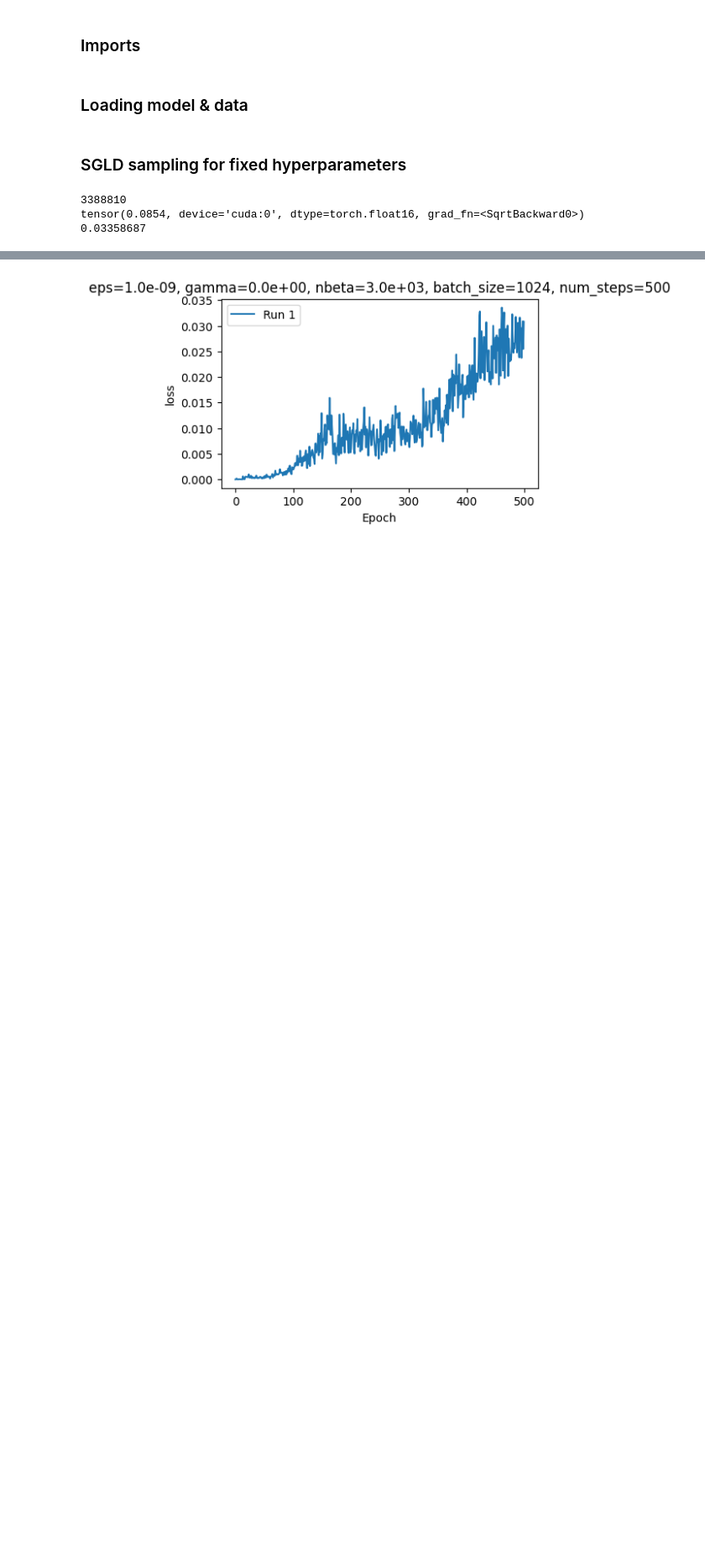
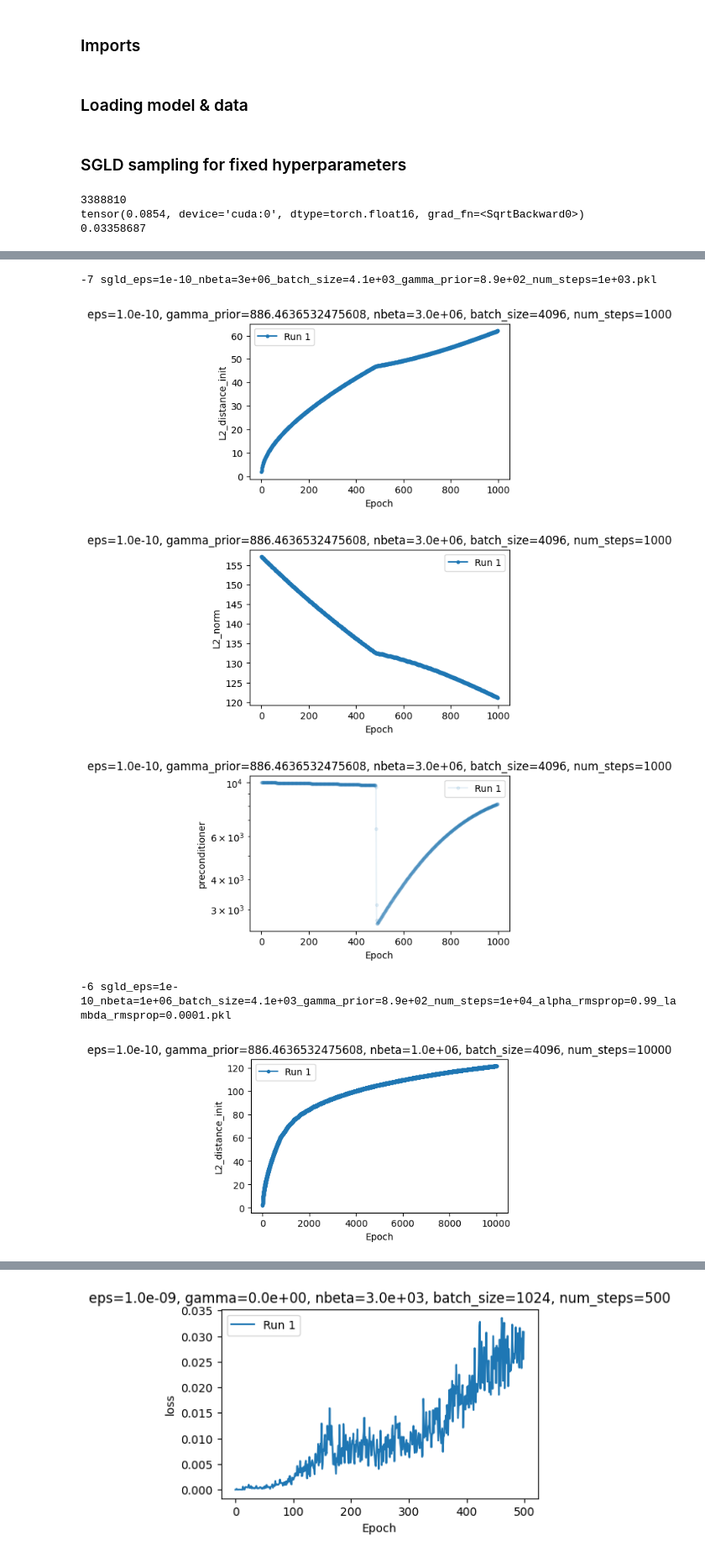
Before and after one commit to EleutherAI/tyche, a Jupyter notebook: notebooks/sgld_playground.ipynb, the cells around one changed output, grey strips where cells are left out. Shown at 84% size. Drawn from its saved outputs; the diff is of its cells as text; code cells hidden in the pictures; blank space fills up the shorter version.

Commit message:
sgld CLI tool; plot improvements; nb

```diff
--- a/notebooks/sgld_playground.ipynb
+++ b/notebooks/sgld_playground.ipynb
@@ -74,7 +77,7 @@ params = SGLDParams(
     gamma_prior=1/sigma**2,  # prior term
     batch_size=4096,  # batch size
     nbeta=300_000,  # this is not beta, but beta * n, where n= |whole dataset|
-    num_steps=1_000,  # number of steps
+    num_steps=10_000,  # number of steps
     checkpoint_every=None,  # If integer, saves weights every checkpoint_every steps
     save_dir=None,  # if not specified, it defaults to /mnt/ssd-1/louis/palamedes/sgld_samples/{current_time}
     # device=device,
@@ -83,13 +86,4 @@ params = SGLDParams(
     lambda_rmsprop=1e-4,  # rmsprop parameter
 )
 model = models_clean[-1]
-
-sgld_dict = sgld(
-    model,
-    params,
-    dataset=[clean_ds, clean_ds_labels],
-    cost_fn="KL",
-    device=device,
-    fp16=True,
-)
 # %%
@@ -106,0 +147,54 @@ tensor(0.0854, device='cuda:0', dtype=torch.float16, grad_fn=<SqrtBackward0>)
+# %%
+from palamedes.viz import plot_sgld_metric
+
+# get list of all files in data_dir
+files = os.listdir(data_dir)
+# get the file that contains the word "sgld"
+sgld_files = [f for f in files if "sgld" in f]
+# sort by creation time
+sgld_files = sorted(sgld_files, key=lambda x: os.path.getctime(os.path.join(data_dir, x)))
+
+# idx = -5
+
+for idx in range(-7, 0):
+    with open(data_dir + '/' + sgld_files[idx], 'rb') as f:
+        print(idx, sgld_files[idx])
+        sgld_dict = pickle.load(f)
+
+    plot_kwargs={'alpha': .1}
+    xlim = (650, 700)
+    do_xlim = False
+    p = plot_sgld_metric([sgld_dict], "loss", "SGLD loss", log_scale=True, plot_kwargs=plot_kwargs)
+    if do_xlim:
+        p.xlim(*xlim)
+    p.show()
+    p = plot_sgld_metric([sgld_dict], "loss", "SGLD loss", plot_kwargs=plot_kwargs)
+    p.ylim(0, .02)
+    p.show()
+    p = plot_sgld_metric([sgld_dict], "gradient_norm", "gradient norm", log_scale=True)
+    if do_xlim:
+        p.xlim(*xlim)
+    p.show()
+    p = plot_sgld_metric([sgld_dict], "gradient_norm", "gradient norm")
+    p.show()
+    p = plot_sgld_metric([sgld_dict], "L2_distance_init", "L2 distance to initialization")
+    p.show()
+    p = plot_sgld_metric([sgld_dict], "L2_norm", "L2 norm")
+    p.show()
+    p = plot_sgld_metric([sgld_dict], "preconditioner", "preconditioner", log_scale=True, plot_kwargs=plot_kwargs)
+    if do_xlim:
+        p.xlim(*xlim)
+    p.show()
+
+# hyparams = ['eps', 'nbeta', 'batch_size', 'gamma_prior', 'num_steps']
+# hyparam_str = '_'.join([f'{k}={params.__dict__[k]:.2g}' for k in hyparams])
+# print(hyparam_str)
+# with open(data_dir + f'/sgld_{hyparam_str}.pkl', 'wb') as f:
+#     pickle.dump(sgld_dict, f)
+# %% [output]
+-7 sgld_eps=1e-10_nbeta=3e+06_batch_size=4.1e+03_gamma_prior=8.9e+02_num_steps=1e+03.pkl
+[figure, added]
+[figure, added]
+[figure, added]
+-6 sgld_eps=1e-10_nbeta=1e+06_batch_size=4.1e+03_gamma_prior=8.9e+02_num_steps=1e+04_alpha_rmsprop=0.99_lambda_rmsprop=0.0001.pkl
+[figure, added]
```
Also changed, not shown: parts of 13 cells of this notebook, 4 other files.
